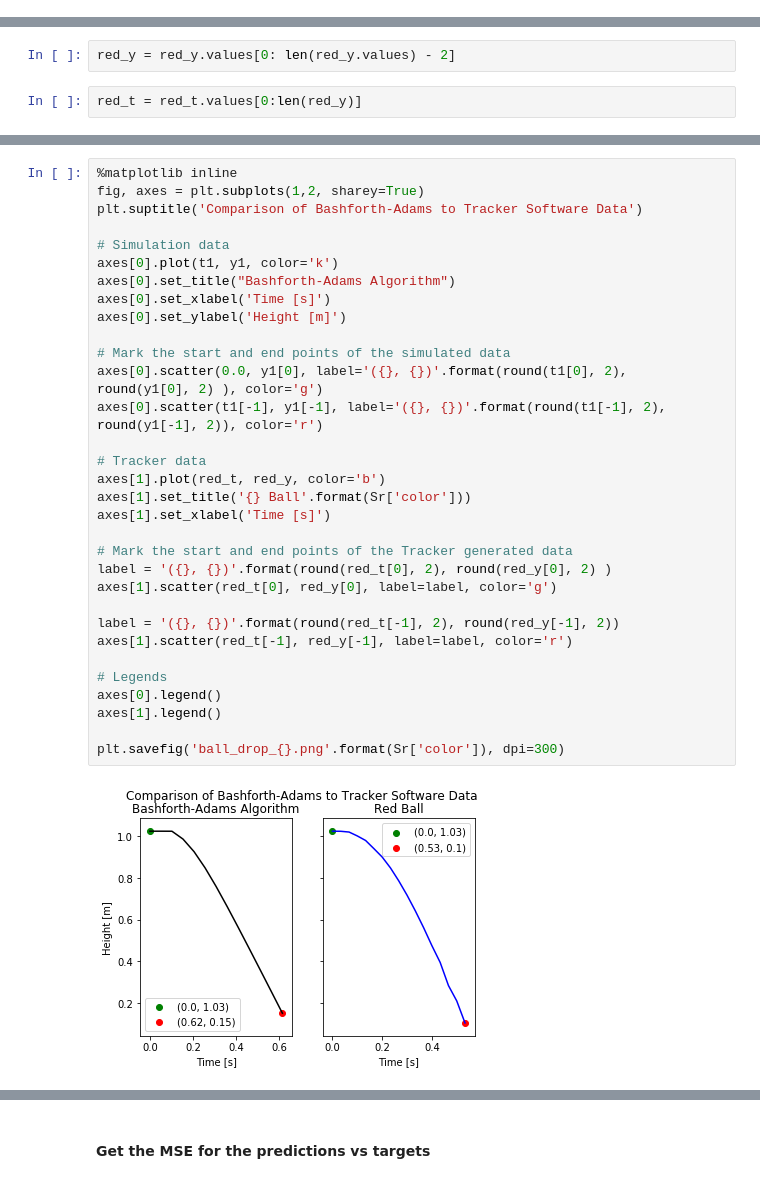
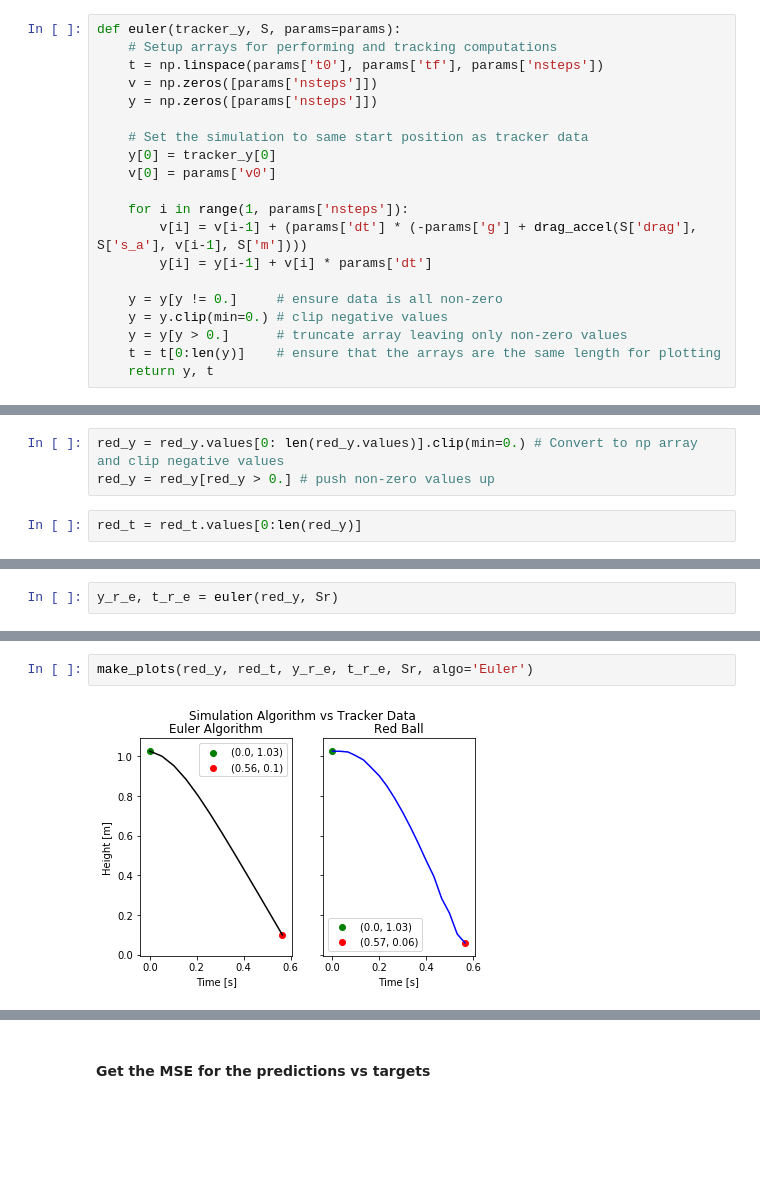
Before and after one commit to kseuro/computational_physics, a Jupyter notebook: week_1/ball_drop.ipynb, the cells around one changed output, grey strips where cells are left out. Drawn from its saved outputs; the diff is of its cells as text; blank space fills up the shorter version.

Commit message:
Wrap up -- finalized notebook by refactoring sections into functions and plotting MSE comparison -- included png files for refence

```diff
--- a/week_1/ball_drop.ipynb
+++ b/week_1/ball_drop.ipynb
@@ -87,0 +98,20 @@ def MSE(predictions, targets):
+# %%
+def euler(tracker_y, S, params=params):
+    # Setup arrays for performing and tracking computations
+    t = np.linspace(params['t0'], params['tf'], params['nsteps'])
+    v = np.zeros([params['nsteps']])
+    y = np.zeros([params['nsteps']])
+
+    # Set the simulation to same start position as tracker data
+    y[0] = tracker_y[0]
+    v[0] = params['v0']
+
+    for i in range(1, params['nsteps']):
+        v[i] = v[i-1] + (params['dt'] * (-params['g'] + drag_accel(S['drag'], S['s_a'], v[i-1], S['m'])))
+        y[i] = y[i-1] + v[i] * params['dt']
+
+    y = y[y != 0.]     # ensure data is all non-zero
+    y = y.clip(min=0.) # clip negative values
+    y = y[y > 0.]      # truncate array leaving only non-zero values
+    t = t[0:len(y)]    # ensure that the arrays are the same length for plotting
+    return y, t
@@ -140,4 +201,5 @@ t1 = t1[0:len(y1)]
-# %%
-red_y = red_y.values[0: len(red_y.values) - 2]
+# %%
+red_y = red_y.values[0: len(red_y.values)].clip(min=0.) # Convert to np array and clip negative values
+red_y = red_y[red_y > 0.] # push non-zero values up
 # %%
 red_t = red_t.values[0:len(red_y)]
@@ -143,0 +208,2 @@ red_t = red_t.values[0:len(red_y)]
+# %%
+y_r_e, t_r_e = euler(red_y, Sr)
@@ -180,34 +216,4 @@ plt.savefig('ball_drop_{}.png'.format(Sr['color']), dpi=300)
-# %%
-%matplotlib inline
-fig, axes = plt.subplots(1,2, sharey=True)
-plt.suptitle('Comparison of Bashforth-Adams to Tracker Software Data')
-
-# Simulation data
-axes[0].plot(t1, y1, color='k')
-axes[0].set_title("Bashforth-Adams Algorithm")
-axes[0].set_xlabel('Time [s]')
-axes[0].set_ylabel('Height [m]')
-
-# Mark the start and end points of the simulated data
-axes[0].scatter(0.0, y1[0], label='({}, {})'.format(round(t1[0], 2), round(y1[0], 2) ), color='g')
-axes[0].scatter(t1[-1], y1[-1], label='({}, {})'.format(round(t1[-1], 2), round(y1[-1], 2)), color='r')
-
-# Tracker data
-axes[1].plot(red_t, red_y, color='b')
-axes[1].set_title('{} Ball'.format(Sr['color']))
-axes[1].set_xlabel('Time [s]')
-
-# Mark the start and end points of the Tracker generated data
-label = '({}, {})'.format(round(red_t[0], 2), round(red_y[0], 2) )
-axes[1].scatter(red_t[0], red_y[0], label=label, color='g')
-
-label = '({}, {})'.format(round(red_t[-1], 2), round(red_y[-1], 2))
-axes[1].scatter(red_t[-1], red_y[-1], label=label, color='r')
-
-# Legends
-axes[0].legend()
-axes[1].legend()
-
-plt.savefig('ball_drop_{}.png'.format(Sr['color']), dpi=300)
-# %% [output]
-[figure, removed]
+# %%
+make_plots(red_y, red_t, y_r_e, t_r_e, Sr, algo='Euler')
+# %% [output]
+[figure, added]
```
Also changed, not shown: parts of 78 cells of this notebook, 11 other files.
